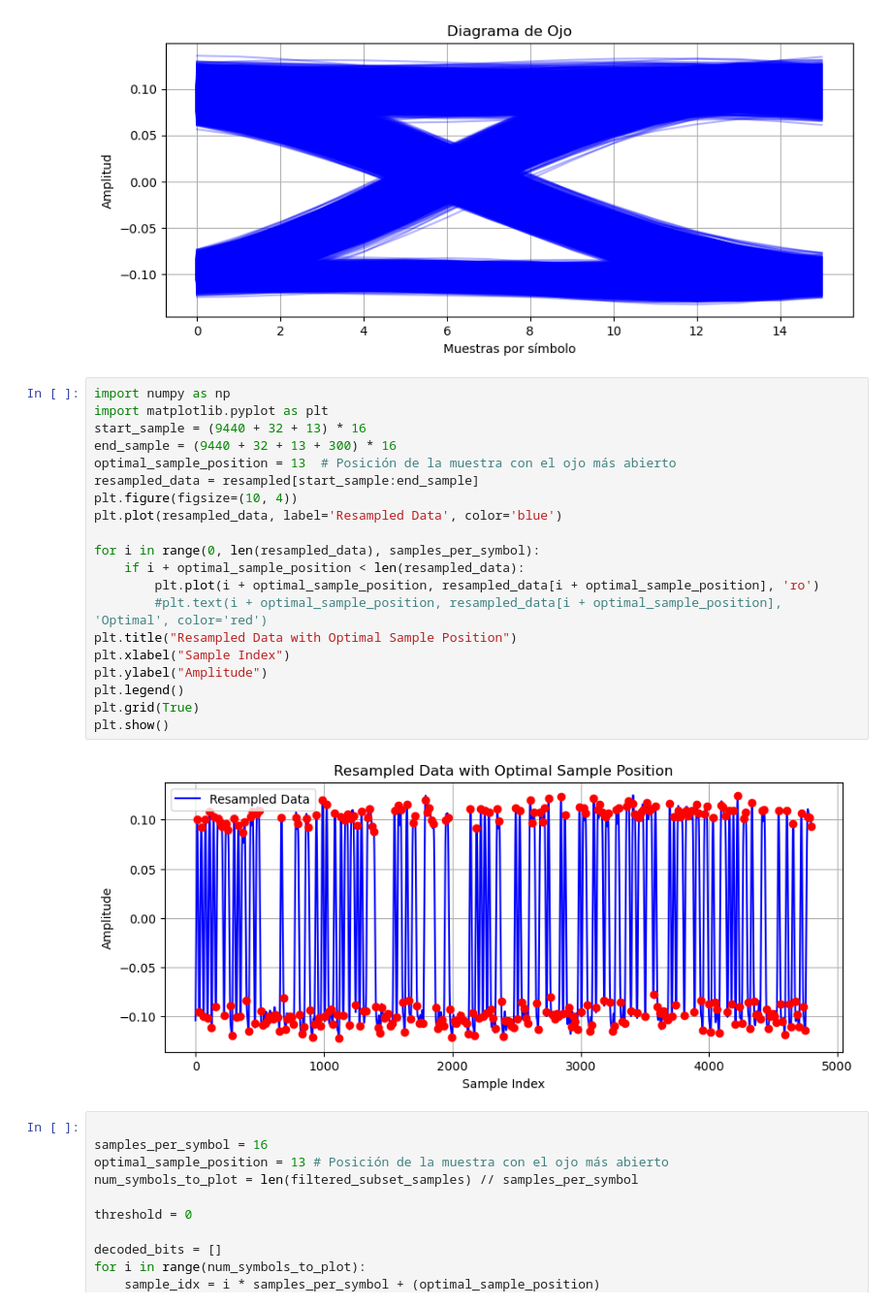
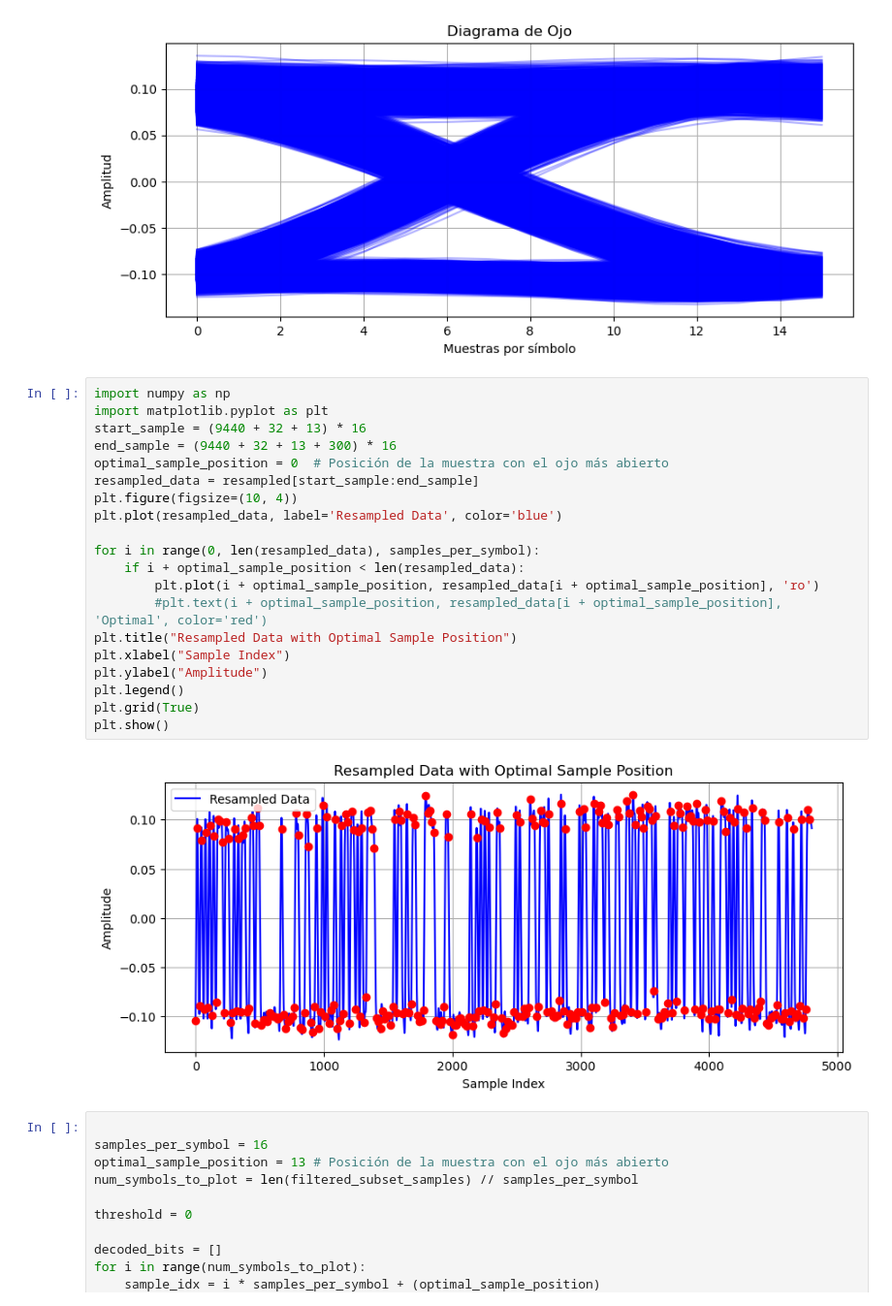
Before and after one commit to linglesloggia/gr-pon, a Jupyter notebook: sandbox/dl_analysis/dl_analysis_0onus.ipynb, the cells around one changed output. Shown at 97% size. Cells and saved outputs as stored; diff of their text form.

```diff
--- a/sandbox/dl_analysis/dl_analysis_0onus.ipynb
+++ b/sandbox/dl_analysis/dl_analysis_0onus.ipynb
@@ -138,25 +138,25 @@ Número de símbolos a graficar: 49766
 # %%
 import numpy as np
 import matplotlib.pyplot as plt
 start_sample = (9440 + 32 + 13) * 16
 end_sample = (9440 + 32 + 13 + 300) * 16
-optimal_sample_position = 13  # Posición de la muestra con el ojo más abierto
+optimal_sample_position = 0  # Posición de la muestra con el ojo más abierto
 resampled_data = resampled[start_sample:end_sample]
 plt.figure(figsize=(10, 4))
 plt.plot(resampled_data, label='Resampled Data', color='blue')
 
 for i in range(0, len(resampled_data), samples_per_symbol):
     if i + optimal_sample_position < len(resampled_data):
         plt.plot(i + optimal_sample_position, resampled_data[i + optimal_sample_position], 'ro')
         #plt.text(i + optimal_sample_position, resampled_data[i + optimal_sample_position], 'Optimal', color='red')
 plt.title("Resampled Data with Optimal Sample Position")
 plt.xlabel("Sample Index")
 plt.ylabel("Amplitude")
 plt.legend()
 plt.grid(True)
 plt.show()
 # %% [output]
-[figure, old version]
+[figure, new version]
 # %%
 
 samples_per_symbol = 16
```
Also changed, not shown: parts of 2 cells of this notebook, 12 other files.
